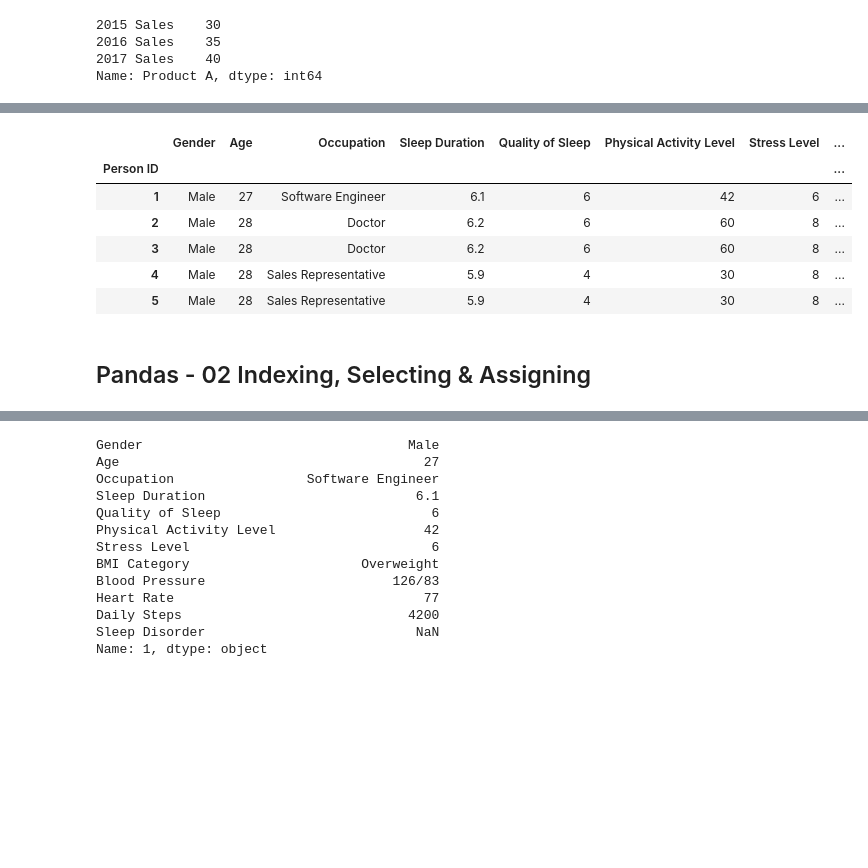
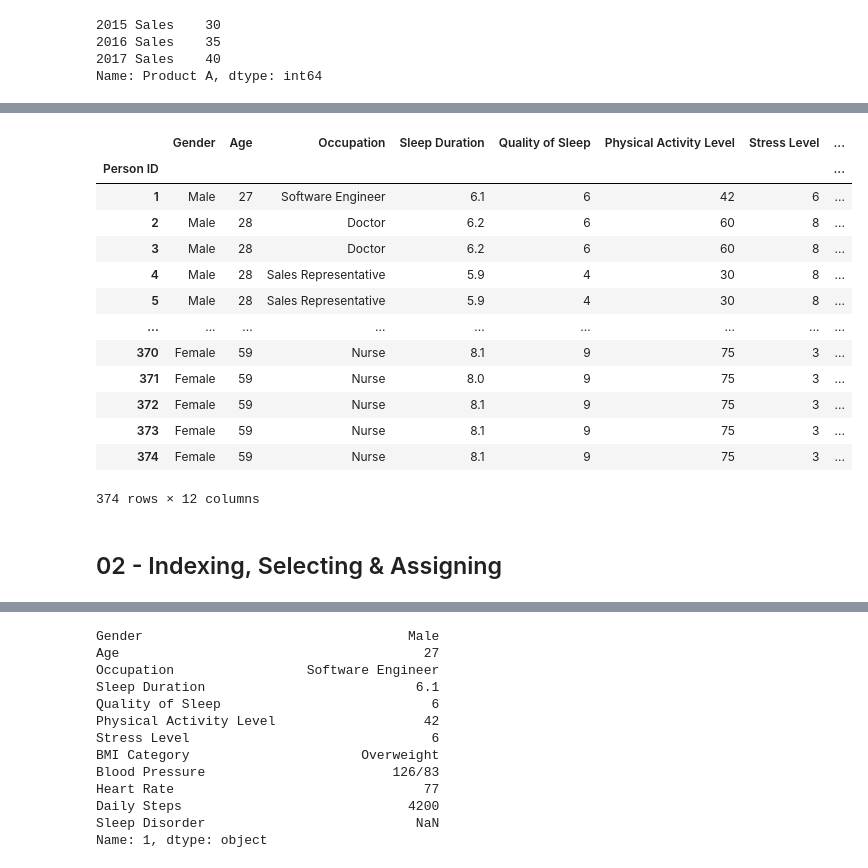
Before and after one commit to r-aath/DS_prep, a Jupyter notebook: py_notebooks/panda.ipynb, the cells around one changed output, grey strips where cells are left out. Cells and saved outputs as stored; diff of their text form; code cells hidden in the pictures; blank space fills up the shorter version.

```diff
--- a/py_notebooks/panda.ipynb
+++ b/py_notebooks/panda.ipynb
@@ -24,15 +35,20 @@ Name: Product A, dtype: int64
 # %%
-import pandas as pd
-
 df = pd.read_csv(r"D:\DS_Crumbs\DS_prep\data\Sleep_health_and_lifestyle_dataset.csv", index_col=0)
-df.head()
+df
 # %% [output]
 |  | Gender | Age | Occupation | Sleep Duration | Quality of Sleep | Physical Activity Level | Stress Level | ... |
 | Person ID |  |  |  |  |  |  |  | ... |
 | 1 | Male | 27 | Software Engineer | 6.1 | 6 | 42 | 6 | ... |
 | 2 | Male | 28 | Doctor | 6.2 | 6 | 60 | 8 | ... |
 | 3 | Male | 28 | Doctor | 6.2 | 6 | 60 | 8 | ... |
 | 4 | Male | 28 | Sales Representative | 5.9 | 4 | 30 | 8 | ... |
 | 5 | Male | 28 | Sales Representative | 5.9 | 4 | 30 | 8 | ... |
+| ... | ... | ... | ... | ... | ... | ... | ... | ... |
+| 370 | Female | 59 | Nurse | 8.1 | 9 | 75 | 3 | ... |
+| 371 | Female | 59 | Nurse | 8.0 | 9 | 75 | 3 | ... |
+| 372 | Female | 59 | Nurse | 8.1 | 9 | 75 | 3 | ... |
+| 373 | Female | 59 | Nurse | 8.1 | 9 | 75 | 3 | ... |
+| 374 | Female | 59 | Nurse | 8.1 | 9 | 75 | 3 | ... |
+374 rows × 12 columns
 # %% [markdown]
-## Pandas - 02 Indexing, Selecting & Assigning
+## 02 - Indexing, Selecting & Assigning
```
Also changed, not shown: parts of 13 cells of this notebook.
